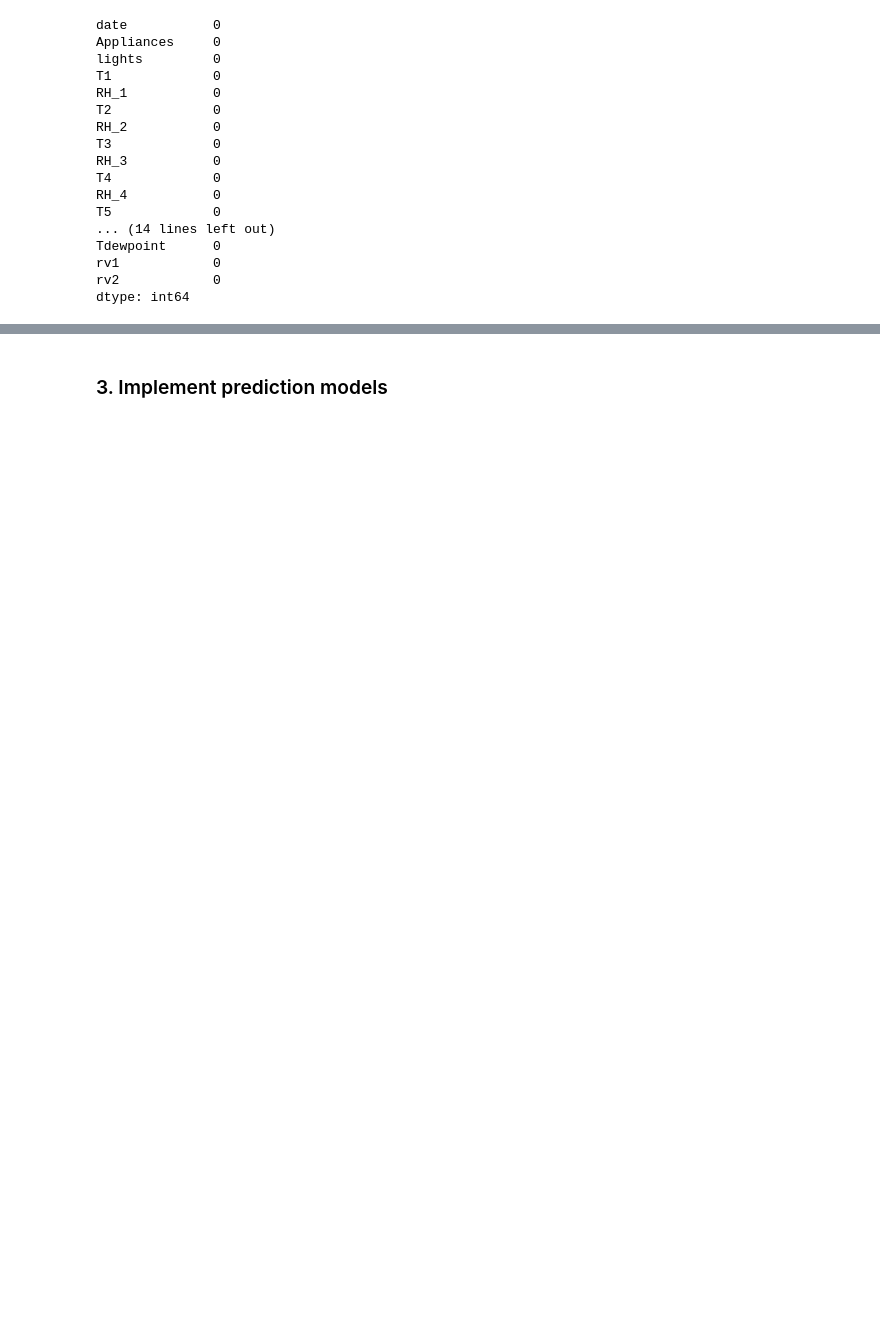
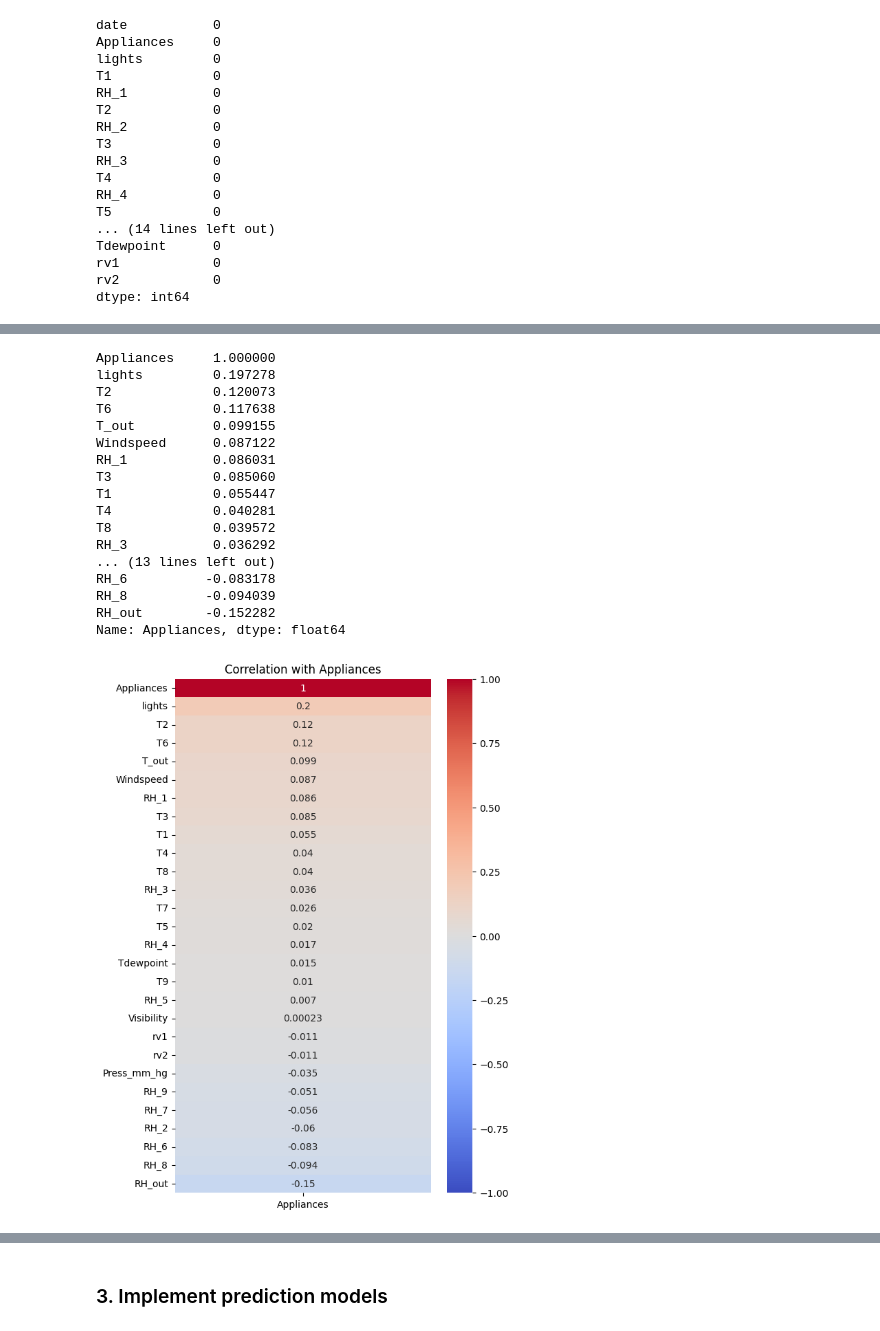
Before and after one commit to secary/compsci7306, a Jupyter notebook: mbd_a2/a1942340_dongjuma_assign2.ipynb, the cells around one changed output, grey strips where cells are left out. Cells and saved outputs as stored; diff of their text form; code cells hidden in the pictures; blank space fills up the shorter version.

```diff
--- a/mbd_a2/a1942340_dongjuma_assign2.ipynb
+++ b/mbd_a2/a1942340_dongjuma_assign2.ipynb
@@ -109,0 +115,31 @@ plt.plot(data)
+# %%
+# Correlation with target
+df_numeric = df.select_dtypes(include='number')
+corr = df_numeric.corr()['Appliances'].sort_values(ascending=False)
+print(corr)
+
+# Heatmap
+plt.figure(figsize=(6, 6*1.618))
+sns.heatmap(df_numeric.corr()[['Appliances']].sort_values(by='Appliances', ascending=False),
+            annot=True, cmap='coolwarm', vmin=-1, vmax=1)
+plt.title("Correlation with Appliances")
+plt.show()
+# %% [output]
+Appliances     1.000000
+lights         0.197278
+T2             0.120073
+T6             0.117638
+T_out          0.099155
+Windspeed      0.087122
+RH_1           0.086031
+T3             0.085060
+T1             0.055447
+T4             0.040281
+T8             0.039572
+RH_3           0.036292
+... (13 lines left out)
+RH_6          -0.083178
+RH_8          -0.094039
+RH_out        -0.152282
+Name: Appliances, dtype: float64
+[figure, added]
```
Also changed, not shown: parts of 44 cells of this notebook.
